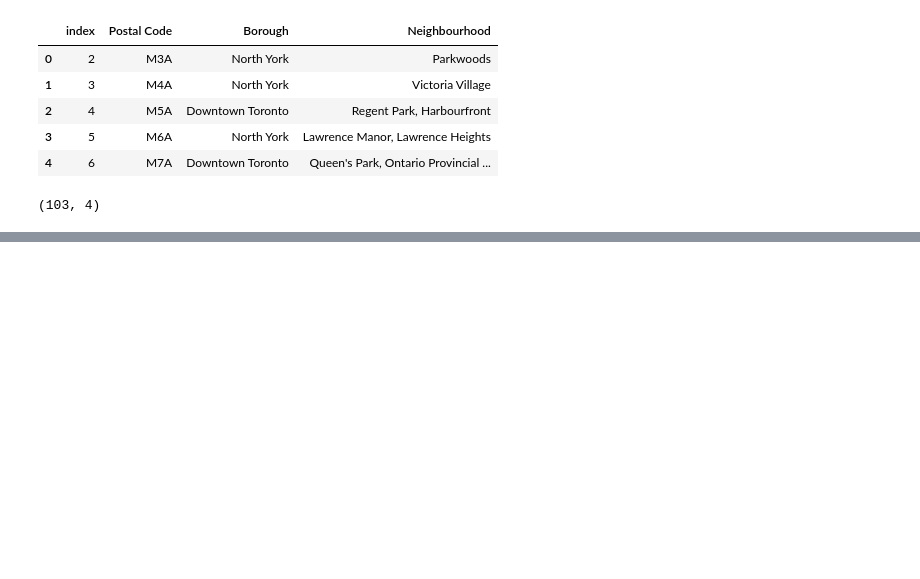
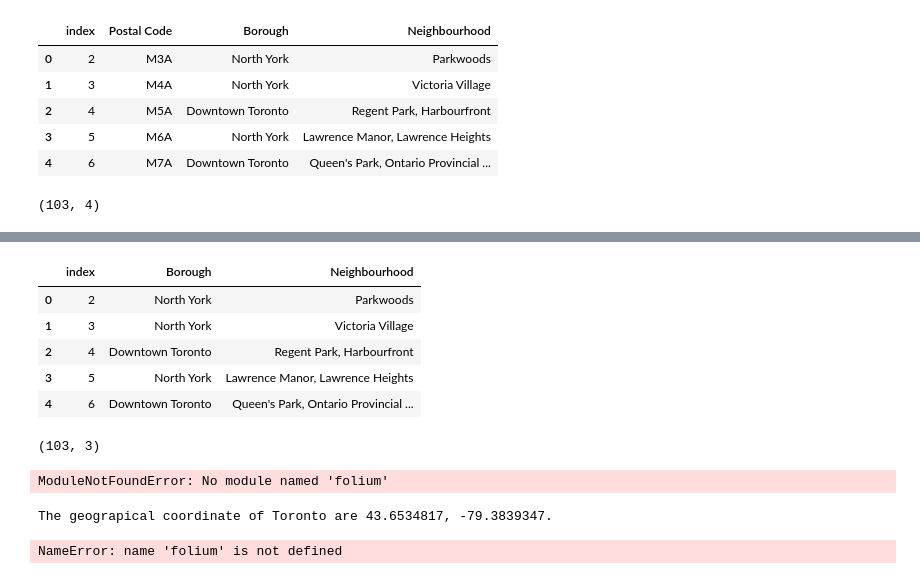
Before and after one commit to mmm114m/Coursera_Capstone, a Jupyter notebook: Applied Capstone Project Week 3.ipynb, the cells around one changed output, grey strips where cells are left out. Drawn from its saved outputs; the diff is of its cells as text; code cells hidden in the pictures; blank space fills up the shorter version.

```diff
--- a/Applied Capstone Project Week 3.ipynb
+++ b/Applied Capstone Project Week 3.ipynb
@@ -122,0 +188,13 @@ toronto.shape
+# %%
+toronto.head()
+# %% [output]
+|  | index | Borough | Neighbourhood |
+| 0 | 2 | North York | Parkwoods |
+| 1 | 3 | North York | Victoria Village |
+| 2 | 4 | Downtown Toronto | Regent Park, Harbourfront |
+| 3 | 5 | North York | Lawrence Manor, Lawrence Heights |
+| 4 | 6 | Downtown Toronto | Queen's Park, Ontario Provincial ... |
+# %%
+toronto.shape
+# %% [output]
+(103, 3)
@@ -122,0 +203,59 @@ toronto.shape
+# %%
+import numpy as np # library to handle data in a vectorized manner
+
+import pandas as pd # library for data analsysis
+pd.set_option('display.max_columns', None)
+pd.set_option('display.max_rows', None)
+
+import json # library to handle JSON files
+
+#!conda install -c conda-forge geopy --yes # uncomment this line if you haven't completed the Foursquare API lab
+from geopy.geocoders import Nominatim # convert an address into latitude and longitude values
+
+import requests # library to handle requests
+from pandas.io.json import json_normalize # tranform JSON file into a pandas dataframe
+
+# Matplotlib and associated plotting modules
+import matplotlib.cm as cm
+import matplotlib.colors as colors
+
+# import k-means from clustering stage
+from sklearn.cluster import KMeans
+
+#!conda install -c conda-forge folium=0.5.0 --yes # uncomment this line if you haven't completed the Foursquare API lab
+import folium # map rendering library
+
+print('Libraries imported.')
+# %% [output]
+ModuleNotFoundError: No module named 'folium'
+# %%
+address = 'Toronto, ON'
+
+geolocator = Nominatim(user_agent="ny_explorer")
+location = geolocator.geocode(address)
+latitude = location.latitude
+longitude = location.longitude
+print('The geograpical coordinate of Toronto are {}, {}.'.format(latitude, longitude))
+# %% [output]
+The geograpical coordinate of Toronto are 43.6534817, -79.3839347.
+# %%
+# create map of New York using latitude and longitude values
+map_toronto = folium.Map(location=[latitude, longitude], zoom_start=10)
+
+# add markers to map
+for lat, lng, borough, neighborhood in zip(toronto['Latitude'], toronto['Longitude'], toronto['Borough'], toronto['Neighbourhood']):
+    label = '{}, {}'.format(neighborhood, borough)
+    label = folium.Popup(label, parse_html=True)
+    folium.CircleMarker(
+        [lat, lng],
+        radius=5,
+        popup=label,
+        color='blue',
+        fill=True,
+        fill_color='#3186cc',
+        fill_opacity=0.7,
+        parse_html=False).add_to(map_toronto)
+
+map_toronto
+# %% [output]
+NameError: name 'folium' is not defined
```
Also changed, not shown: parts of 16 cells of this notebook.
